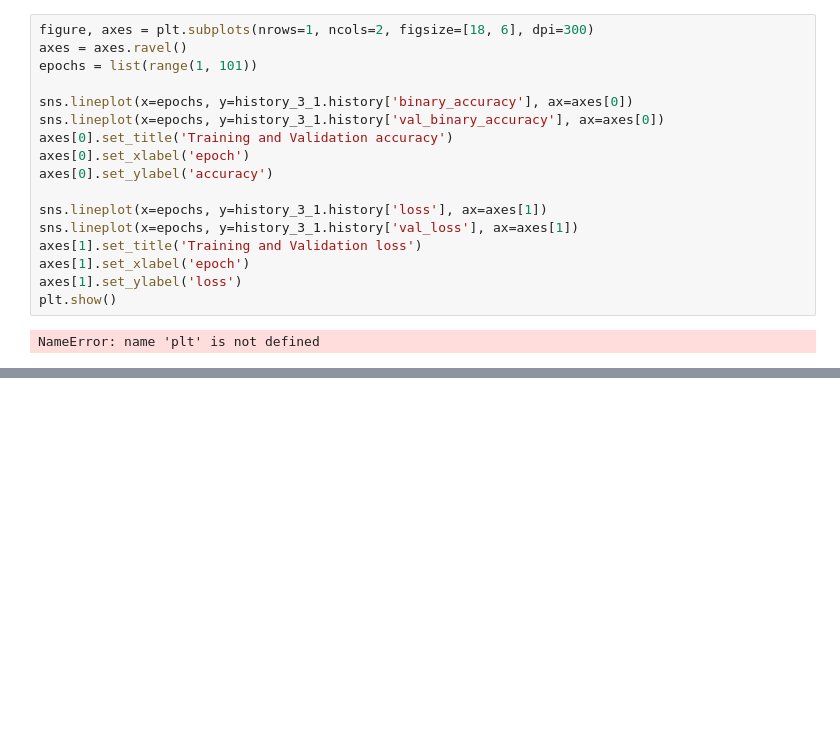
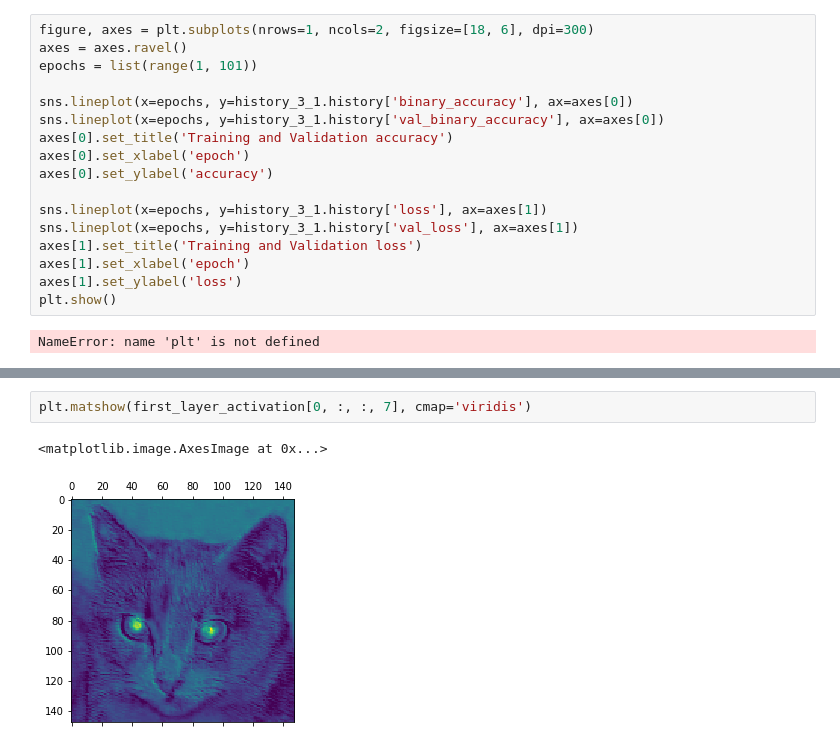
Before and after one commit to ashen007/Test_TF, a Jupyter notebook: notebooks/cat vs dogs.ipynb, the cells around one changed output, grey strips where cells are left out. Cells and saved outputs as stored; diff of their text form; blank space fills up the shorter version.

```diff
--- a/notebooks/cat vs dogs.ipynb
+++ b/notebooks/cat vs dogs.ipynb
@@ -559,0 +607,5 @@ NameError: name 'plt' is not defined
+# %%
+plt.matshow(first_layer_activation[0, :, :, 7], cmap='viridis')
+# %% [output]
+<matplotlib.image.AxesImage at 0x...>
+[figure, added]
```
Also changed, not shown: parts of 7 cells of this notebook.
